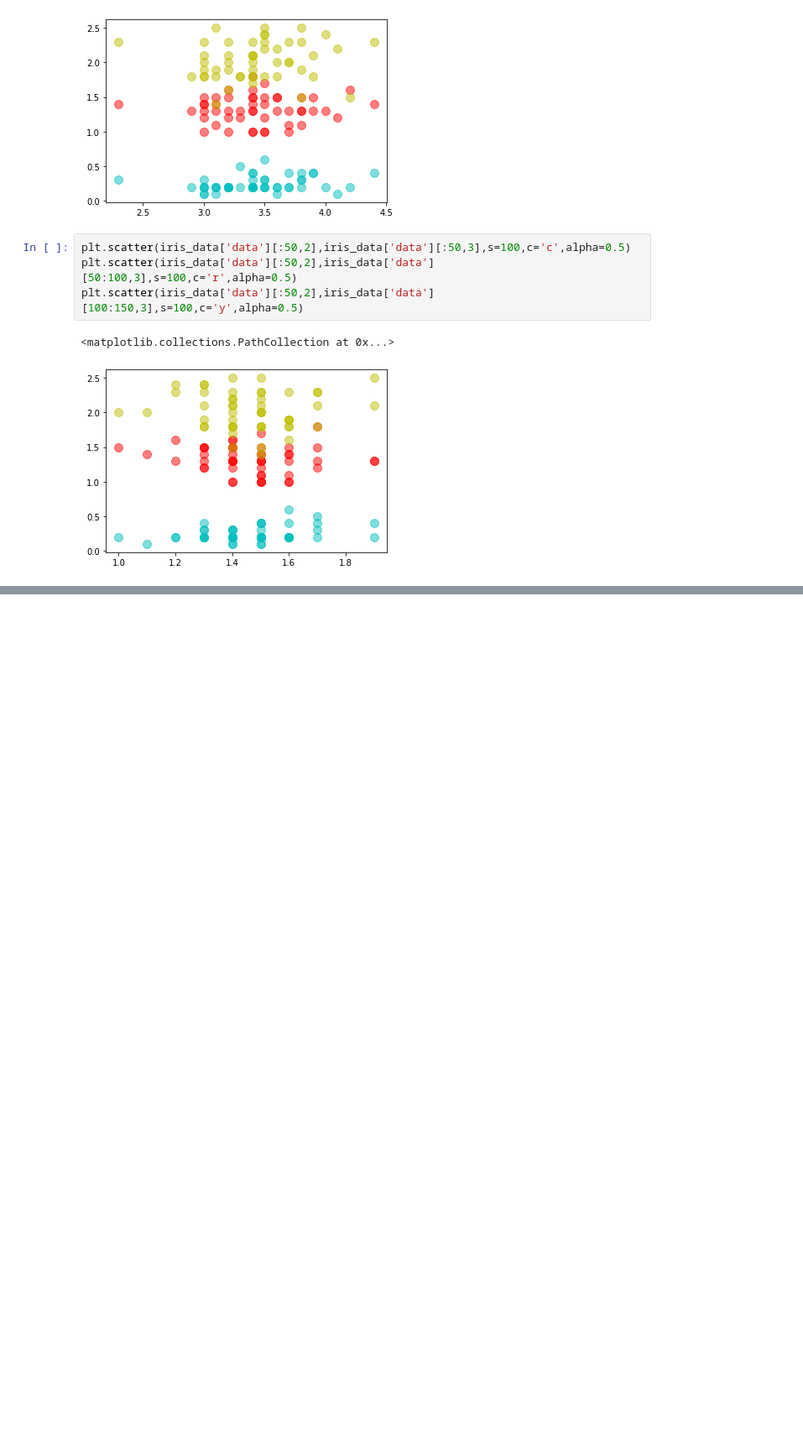
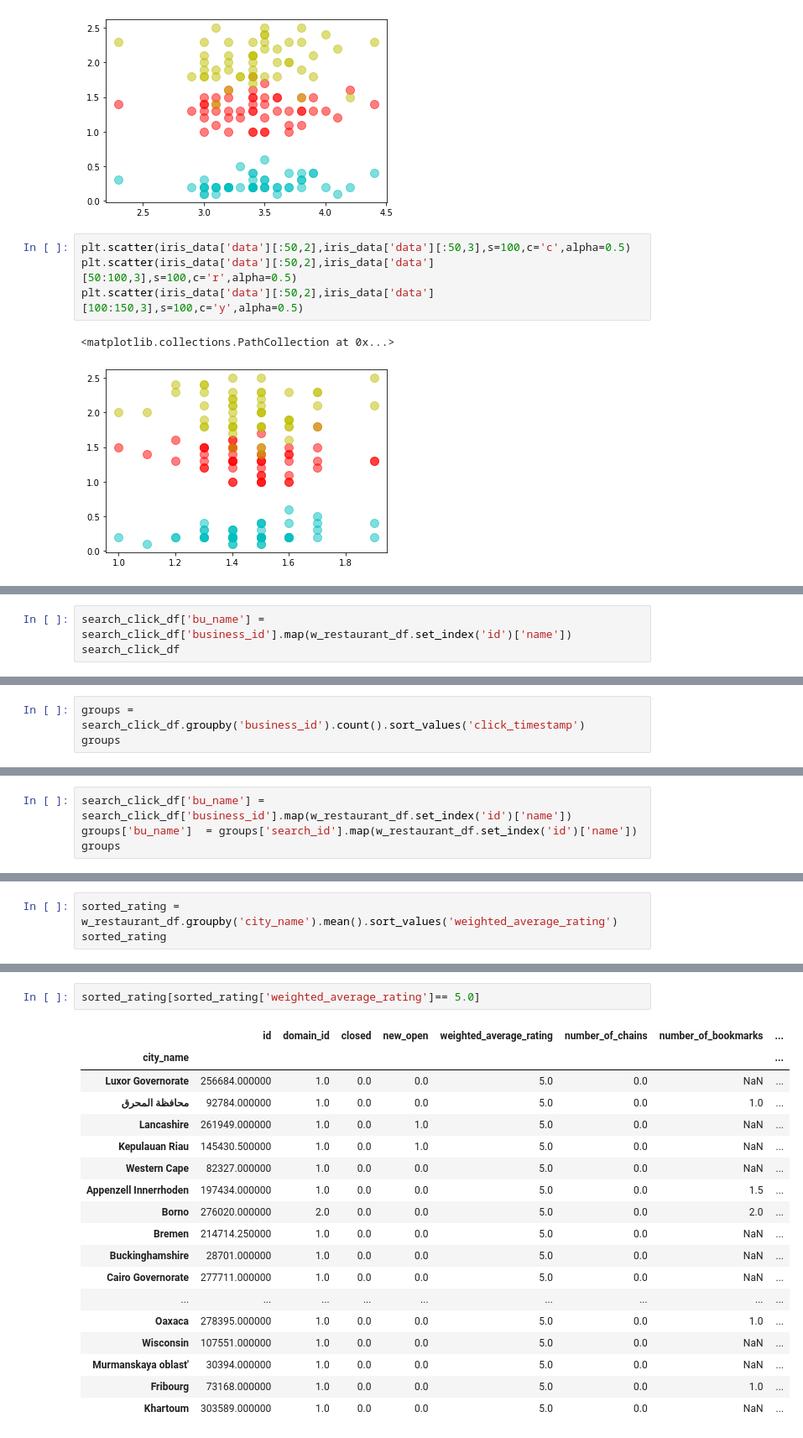
Before and after one commit to ChakritKammason/DPDM, a Jupyter notebook: Pandas_and_Data_Preprocessing_101.ipynb, the cells around one changed output, grey strips where cells are left out. Shown at 84% size. Saved outputs shown, nothing was run; the diff lists cells and outputs as text; blank space fills up the shorter version.

```diff
--- a/Pandas_and_Data_Preprocessing_101.ipynb
+++ b/Pandas_and_Data_Preprocessing_101.ipynb
@@ -781,0 +824,3 @@ plt.scatter(iris_data['data'][:50,2],iris_data['data'][100:150,3],s=100,c='y',al
+# %%
+search_click_df['bu_name'] = search_click_df['business_id'].map(w_restaurant_df.set_index('id')['name'])
+search_click_df
@@ -781,0 +863,3 @@ plt.scatter(iris_data['data'][:50,2],iris_data['data'][100:150,3],s=100,c='y',al
+# %%
+groups = search_click_df.groupby('business_id').count().sort_values('click_timestamp')
+groups
@@ -781,0 +881,4 @@ plt.scatter(iris_data['data'][:50,2],iris_data['data'][100:150,3],s=100,c='y',al
+# %%
+search_click_df['bu_name'] = search_click_df['business_id'].map(w_restaurant_df.set_index('id')['name'])
+groups['bu_name']  = groups['search_id'].map(w_restaurant_df.set_index('id')['name'])
+groups
@@ -781,0 +928,3 @@ plt.scatter(iris_data['data'][:50,2],iris_data['data'][100:150,3],s=100,c='y',al
+# %%
+sorted_rating = w_restaurant_df.groupby('city_name').mean().sort_values('weighted_average_rating')
+sorted_rating
@@ -781,0 +946,21 @@ plt.scatter(iris_data['data'][:50,2],iris_data['data'][100:150,3],s=100,c='y',al
+# %%
+sorted_rating[sorted_rating['weighted_average_rating']== 5.0]
+# %% [output]
+|  | id | domain_id | closed | new_open | weighted_average_rating | number_of_chains | number_of_bookmarks | ... |
+| city_name |  |  |  |  |  |  |  | ... |
+| Luxor Governorate | 256684.000000 | 1.0 | 0.0 | 0.0 | 5.0 | 0.0 | NaN | ... |
+| محافظة المحرق | 92784.000000 | 1.0 | 0.0 | 0.0 | 5.0 | 0.0 | 1.0 | ... |
+| Lancashire | 261949.000000 | 1.0 | 0.0 | 1.0 | 5.0 | 0.0 | NaN | ... |
+| Kepulauan Riau | 145430.500000 | 1.0 | 0.0 | 1.0 | 5.0 | 0.0 | NaN | ... |
+| Western Cape | 82327.000000 | 1.0 | 0.0 | 0.0 | 5.0 | 0.0 | NaN | ... |
+| Appenzell Innerrhoden | 197434.000000 | 1.0 | 0.0 | 0.0 | 5.0 | 0.0 | 1.5 | ... |
+| Borno | 276020.000000 | 2.0 | 0.0 | 0.0 | 5.0 | 0.0 | 2.0 | ... |
+| Bremen | 214714.250000 | 1.0 | 0.0 | 0.0 | 5.0 | 0.0 | NaN | ... |
+| Buckinghamshire | 28701.000000 | 1.0 | 0.0 | 0.0 | 5.0 | 0.0 | NaN | ... |
+| Cairo Governorate | 277711.000000 | 1.0 | 0.0 | 0.0 | 5.0 | 0.0 | NaN | ... |
+| ... | ... | ... | ... | ... | ... | ... | ... | ... |
+| Oaxaca | 278395.000000 | 1.0 | 0.0 | 0.0 | 5.0 | 0.0 | 1.0 | ... |
+| Wisconsin | 107551.000000 | 1.0 | 0.0 | 0.0 | 5.0 | 0.0 | NaN | ... |
+| Murmanskaya oblast' | 30394.000000 | 1.0 | 0.0 | 0.0 | 5.0 | 0.0 | NaN | ... |
+| Fribourg | 73168.000000 | 1.0 | 0.0 | 0.0 | 5.0 | 0.0 | 1.0 | ... |
+| Khartoum | 303589.000000 | 1.0 | 0.0 | 0.0 | 5.0 | 0.0 | NaN | ... |
```
Also changed, not shown: parts of 23 cells of this notebook.
